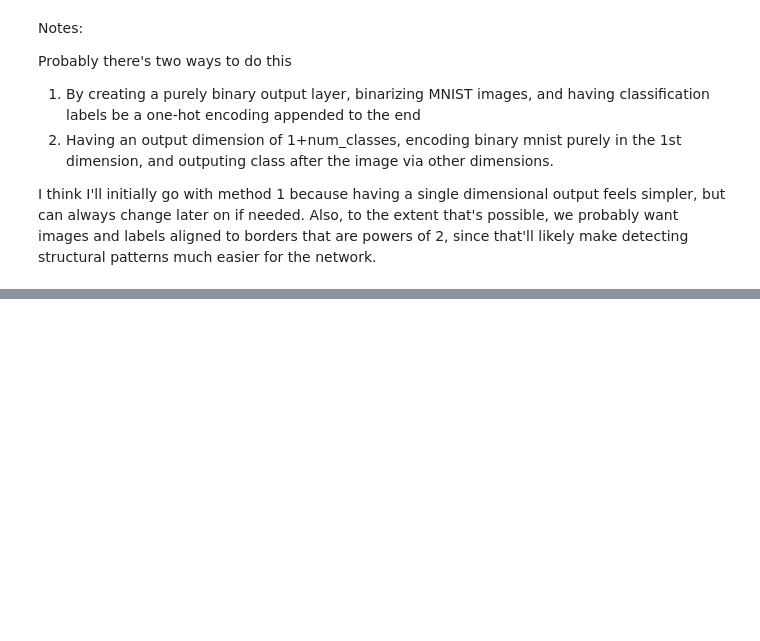
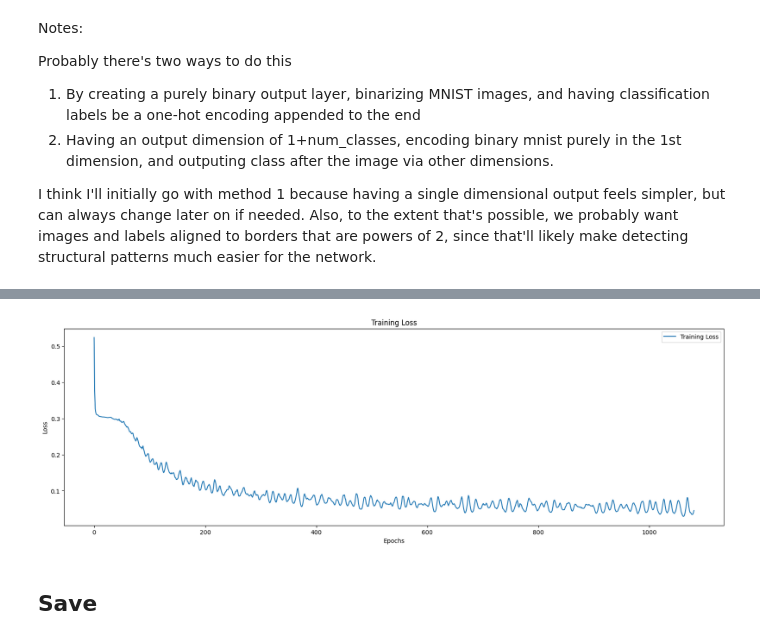
Before and after one commit to ethan-w-roland/AUNN, a Jupyter notebook: MNIST_experiment.ipynb, the cells around one changed output, grey strips where cells are left out. Drawn from its saved outputs; the diff is of its cells as text; code cells hidden in the pictures; blank space fills up the shorter version.

```diff
--- a/MNIST_experiment.ipynb
+++ b/MNIST_experiment.ipynb
@@ -108,7 +123,7 @@ class AUNNModel(nn.Module):
         self.input_layer = nn.Sequential(
             nn.Linear(self.embedding_dim, self.hidden_dim),
             nn.SiLU(),
-            nn.RMSNorm(self.hidden_dim)
+            # nn.RMSNorm(self.hidden_dim)
         )
 
         # Hidden Layers
@@ -117,7 +132,7 @@ class AUNNModel(nn.Module):
             self.layers.append(nn.Sequential(
                 nn.Linear(self.hidden_dim, self.hidden_dim),
                 nn.SiLU(),
-                nn.RMSNorm(self.hidden_dim)
+                # nn.RMSNorm(self.hidden_dim)
             ))
 
         # Output Layer
@@ -187,5 +303,5 @@ embeds = positional_encoding(positions, embedd_dim).to(device)
 # %%
 # Initialize the model, loss function, and optimizer
-model = AUNNModel(embedd_dim, len(vocab), num_layers, hidden_dim).to(device)
+model = AUNNModel(embedd_dim, output_dim, num_layers, hidden_dim).to(device)
 criterion = nn.CrossEntropyLoss()
 optimizer = optim.AdamW(model.parameters())
@@ -330,16 +308,3 @@ save_checkpoint(model, optimizer, epoch+1, avg_loss, filename=f"checkpoint_epoch
-# %%
-def load_checkpoint(model, optimizer, filename="checkpoint.pth"):
-    checkpoint = torch.load(filename, weights_only=True)
-    model.load_state_dict(checkpoint['model_state_dict'])
-    optimizer.load_state_dict(checkpoint['optimizer_state_dict'])
-    epoch = checkpoint['epoch']
-    loss = checkpoint['loss']
-    print(f"Checkpoint loaded: epoch {epoch}, loss {loss:.4f}")
-    return epoch, loss
-
-model = AUNNModel(embedd_dim, len(vocab), num_layers, hidden_dim).to(device)
-optimizer = optim.AdamW(model.parameters())
-start_epoch, start_loss = load_checkpoint(model, optimizer, filename="checkpoint_epoch_500.pth")
 # %%
 def count_parameters(model):
     return sum(p.numel() for p in model.parameters() if p.requires_grad)
@@ -349,0 +377,11 @@ print(f"Total trainable parameters: {total_params}")
+# %%
+# Plot the loss curves
+plt.figure(figsize=(20, 6))
+plt.plot(losses, label="Training Loss")
+plt.xlabel("Epochs")
+plt.ylabel("Loss")
+plt.title("Training Loss")
+plt.legend()
+plt.show()
+# %% [output]
+[figure, added]
@@ -349,0 +479,2 @@ print(f"Total trainable parameters: {total_params}")
+# %% [markdown]
+## Save
```
Also changed, not shown: parts of 25 cells of this notebook, 4 other files.
